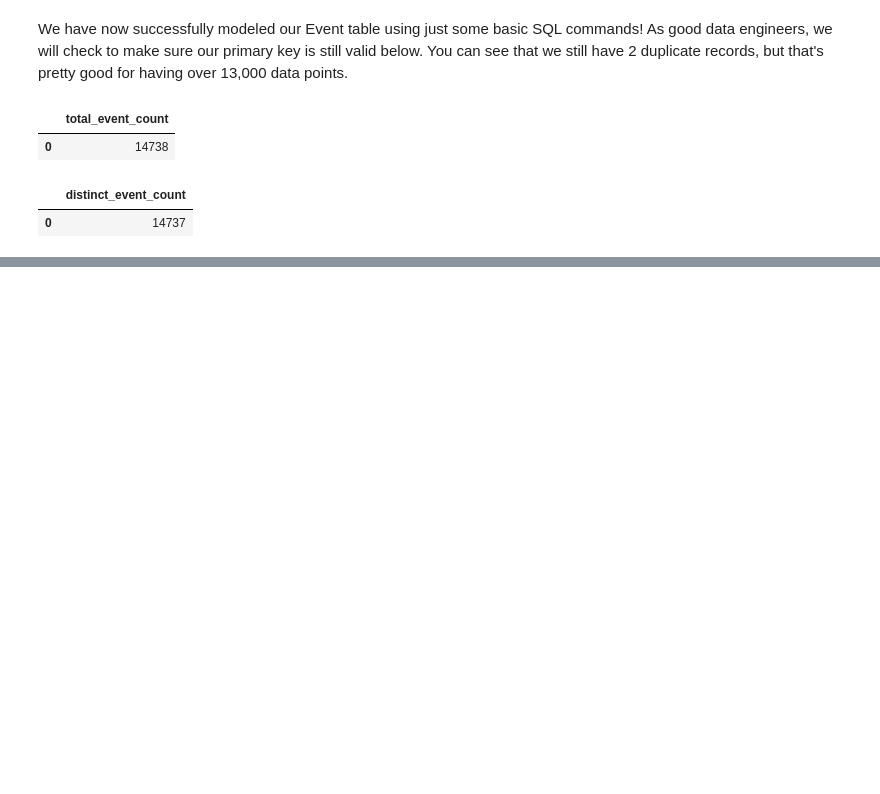
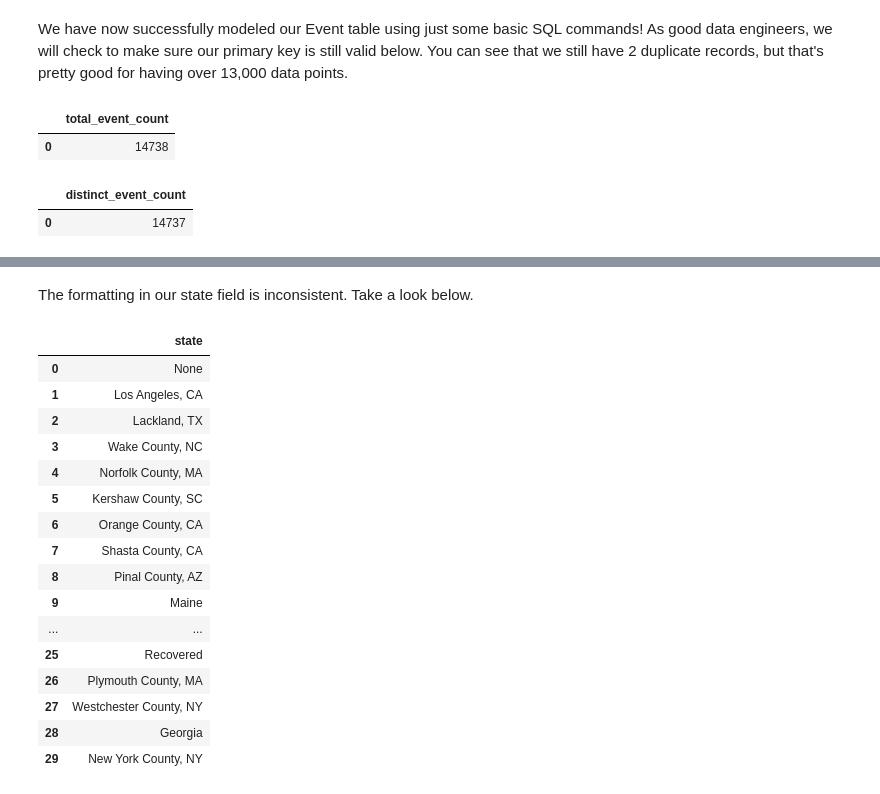
Before and after one commit to dmbrannon/COVID-19-pipeline, a Jupyter notebook: covid_19_modeling.ipynb, the cells around one changed output, grey strips where cells are left out. Saved outputs shown, nothing was run; the diff lists cells and outputs as text; code cells hidden in the pictures; blank space fills up the shorter version.

```diff
--- a/covid_19_modeling.ipynb
+++ b/covid_19_modeling.ipynb
@@ -330,0 +351,25 @@ from covid_19_model.Event_SQL_Final)
+# %% [markdown]
+The formatting in our state field is inconsistent. Take a look below.
+# %%
+%%bigquery
+select distinct state
+from covid_19_model.Location_SQL_1
+limit 30
+# %% [output]
+|  | state |
+| 0 | None |
+| 1 | Los Angeles, CA |
+| 2 | Lackland, TX |
+| 3 | Wake County, NC |
+| 4 | Norfolk County, MA |
+| 5 | Kershaw County, SC |
+| 6 | Orange County, CA |
+| 7 | Shasta County, CA |
+| 8 | Pinal County, AZ |
+| 9 | Maine |
+| ... | ... |
+| 25 | Recovered |
+| 26 | Plymouth County, MA |
+| 27 | Westchester County, NY |
+| 28 | Georgia |
+| 29 | New York County, NY |
```
Also changed, not shown: parts of 8 cells of this notebook, 1 other file.
